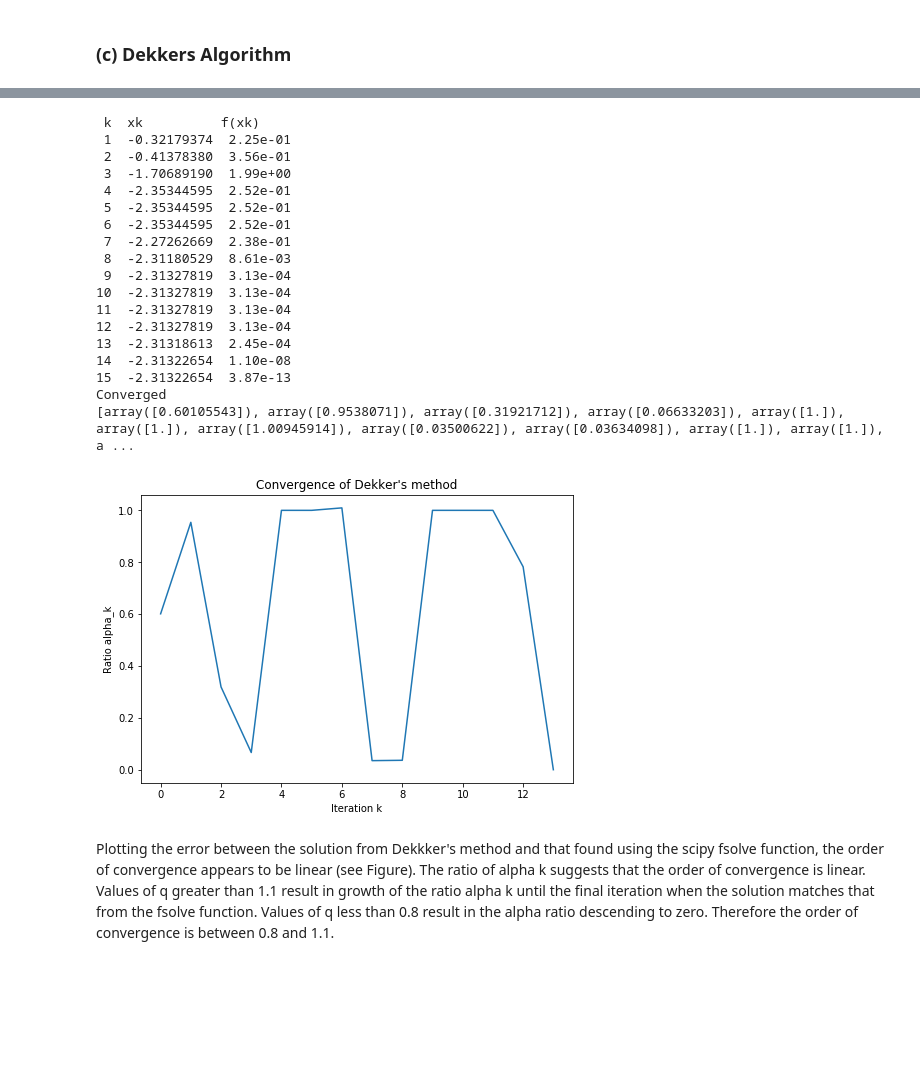
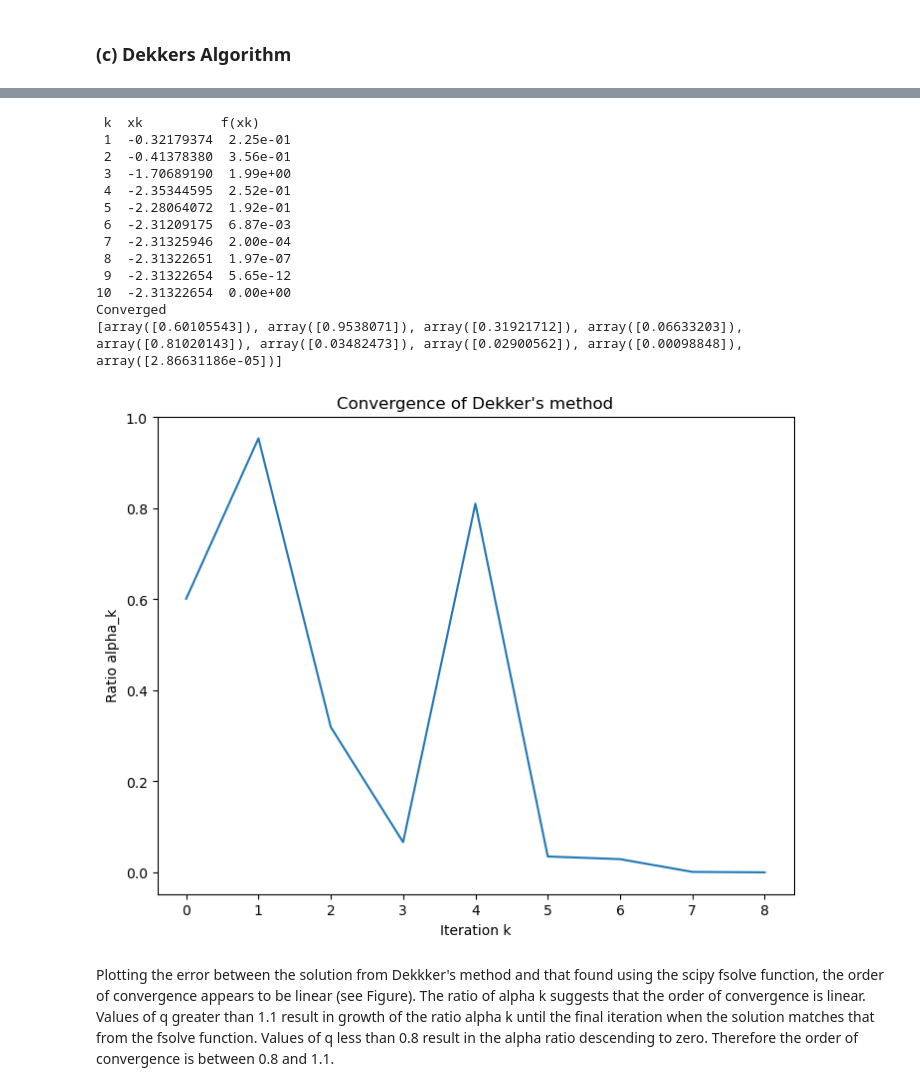
Before and after one commit to RFurze/ScientificComputing, a Jupyter notebook: Assignment1.ipynb, the cells around one changed output, grey strips where cells are left out. Drawn from its saved outputs; the diff is of its cells as text; code cells hidden in the pictures; blank space fills up the shorter version.

```diff
--- a/Assignment1.ipynb
+++ b/Assignment1.ipynb
@@ -172,7 +172,9 @@ def dekker(fnon, xbounds, tol, maxk, *fnonargs):
             s = b - fb*(b - b0)/(fb - fb0)
 
         # Select new value of b based on result of secant
-        if (m < s < b):
+
+        #Check if after swap
+        if (m < s < b) or (m > s > b):
             b1 = s
         else:
             b1 = m
@@ -278,47 +262,42 @@ import numpy as np
 import math
 
 xk = dekker('function', [-3,1], 1e-12, 1000);
 ek = xk
 alpha = []
 
-q = 1.0
+q = 1
 
 for k in range(0, len(xk)):
   ek[k] = abs(xk[k] - xstar)
 
 for k in range(0, len(xk)-1):
  alpha.append(ek[k+1] / pow(ek[k],q))
 
 %matplotlib inline
 k=np.arange(0, len(xk)-1)
 fig=plt.figure()
 ax=fig.add_axes([0,0,1,1])
 ax.plot(k,alpha)
 ax.set_title('Convergence of Dekker\'s method')
 ax.set_xlabel('Iteration k')
 ax.set_ylabel('Ratio alpha_k')
 
 print(alpha)
 # %% [output]
  k  xk          f(xk)
  1  -0.32179374  2.25e-01
  2  -0.41378380  3.56e-01
  3  -1.70689190  1.99e+00
  4  -2.35344595  2.52e-01
- 5  -2.35344595  2.52e-01
- 6  -2.35344595  2.52e-01
- 7  -2.27262669  2.38e-01
- 8  -2.31180529  8.61e-03
- 9  -2.31327819  3.13e-04
-10  -2.31327819  3.13e-04
-11  -2.31327819  3.13e-04
-12  -2.31327819  3.13e-04
-13  -2.31318613  2.45e-04
-14  -2.31322654  1.10e-08
-15  -2.31322654  3.87e-13
+ 5  -2.28064072  1.92e-01
+ 6  -2.31209175  6.87e-03
+ 7  -2.31325946  2.00e-04
+ 8  -2.31322651  1.97e-07
+ 9  -2.31322654  5.65e-12
+10  -2.31322654  0.00e+00
 Converged
-[array([0.60105543]), array([0.9538071]), array([0.31921712]), array([0.06633203]), array([1.]), array([1.]), array([1.00945914]), array([0.03500622]), array([0.03634098]), array([1.]), array([1.]), a ...
+[array([0.60105543]), array([0.9538071]), array([0.31921712]), array([0.06633203]), array([0.81020143]), array([0.03482473]), array([0.02900562]), array([0.00098848]), array([2.86631186e-05])]
-[figure, old version]
+[figure, new version]
 # %% [markdown]
 Plotting the error between the solution from Dekkker's method and that found using the scipy fsolve function, the order of convergence appears to be linear (see Figure). The ratio of alpha k suggests that the order of convergence is linear. Values of q greater than 1.1 result in growth of the ratio alpha k until the final iteration when the solution matches that from the fsolve function. Values of q less than 0.8 result in the alpha ratio descending to zero. Therefore the order of convergence is between 0.8 and 1.1.
 # %% [markdown]
```
Also changed, not shown: parts of 8 cells of this notebook.
